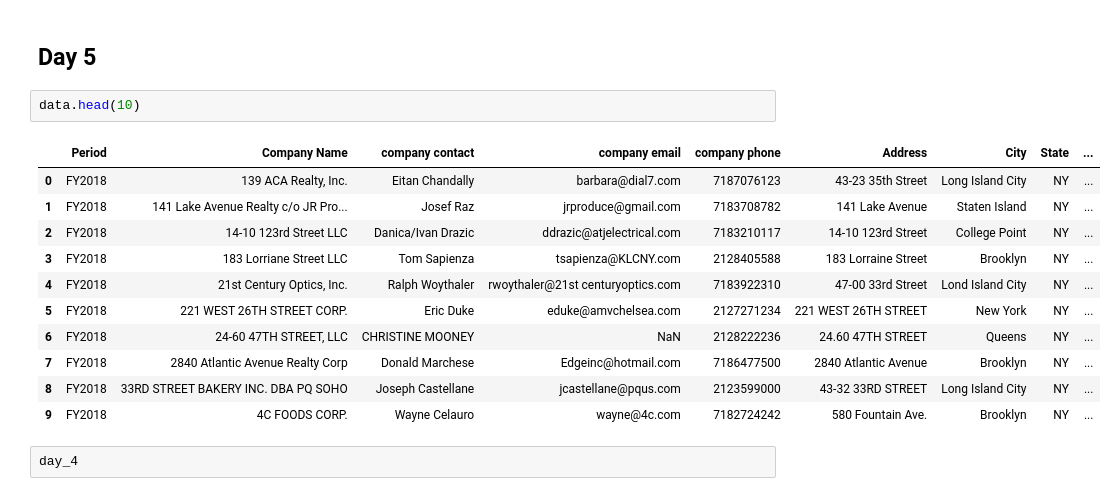
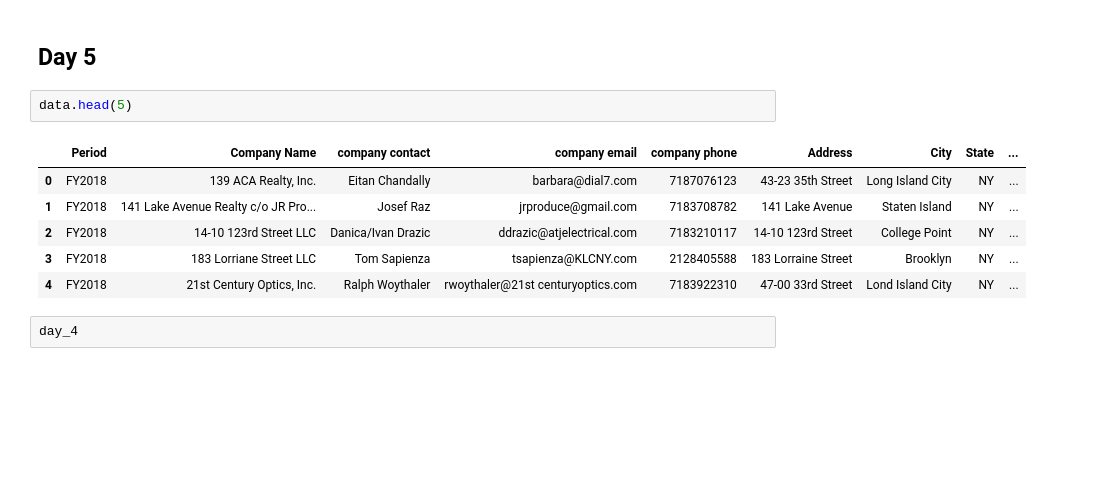
Before and after one commit to Qingyun-Wang/binder-framework, a Jupyter notebook: 12days.ipynb, the cells around one changed output. Saved outputs shown, nothing was run; the diff lists cells and outputs as text; blank space fills up the shorter version.

```diff
--- a/12days.ipynb
+++ b/12days.ipynb
@@ -139,19 +133,14 @@ day_4.to_csv('Milestone_action_1.csv')
 # %% [markdown]
 ## Day 5
 # %%
-data.head(10)
+data.head(5)
 # %% [output]
 |  | Period | Company Name | company contact | company email | company phone | Address | City | State | ... |
 | 0 | FY2018 | 139 ACA Realty, Inc. | Eitan Chandally | barbara@dial7.com | 7187076123 | 43-23 35th Street | Long Island City | NY | ... |
 | 1 | FY2018 | 141 Lake Avenue Realty c/o JR Pro... | Josef Raz | jrproduce@gmail.com | 7183708782 | 141 Lake Avenue | Staten Island | NY | ... |
 | 2 | FY2018 | 14-10 123rd Street LLC | Danica/Ivan Drazic | ddrazic@atjelectrical.com | 7183210117 | 14-10 123rd Street | College Point | NY | ... |
 | 3 | FY2018 | 183 Lorriane Street LLC | Tom Sapienza | tsapienza@KLCNY.com | 2128405588 | 183 Lorraine Street | Brooklyn | NY | ... |
 | 4 | FY2018 | 21st Century Optics, Inc. | Ralph Woythaler | rwoythaler@21st centuryoptics.com | 7183922310 | 47-00 33rd Street | Lond Island City | NY | ... |
-| 5 | FY2018 | 221 WEST 26TH STREET CORP. | Eric Duke | eduke@amvchelsea.com | 2127271234 | 221 WEST 26TH STREET | New York | NY | ... |
-| 6 | FY2018 | 24-60 47TH STREET, LLC | CHRISTINE MOONEY | NaN | 2128222236 | 24.60 47TH STREET | Queens | NY | ... |
-| 7 | FY2018 | 2840 Atlantic Avenue Realty Corp | Donald Marchese | Edgeinc@hotmail.com | 7186477500 | 2840 Atlantic Avenue | Brooklyn | NY | ... |
-| 8 | FY2018 | 33RD STREET BAKERY INC. DBA PQ SOHO | Joseph Castellane | jcastellane@pqus.com | 2123599000 | 43-32 33RD STREET | Long Island City | NY | ... |
-| 9 | FY2018 | 4C FOODS CORP. | Wayne Celauro | wayne@4c.com | 7182724242 | 580 Fountain Ave. | Brooklyn | NY | ... |
 # %%
 day_4
 # %% [output]
```
Also changed, not shown: parts of 1 cell of this notebook, 1 other file.
